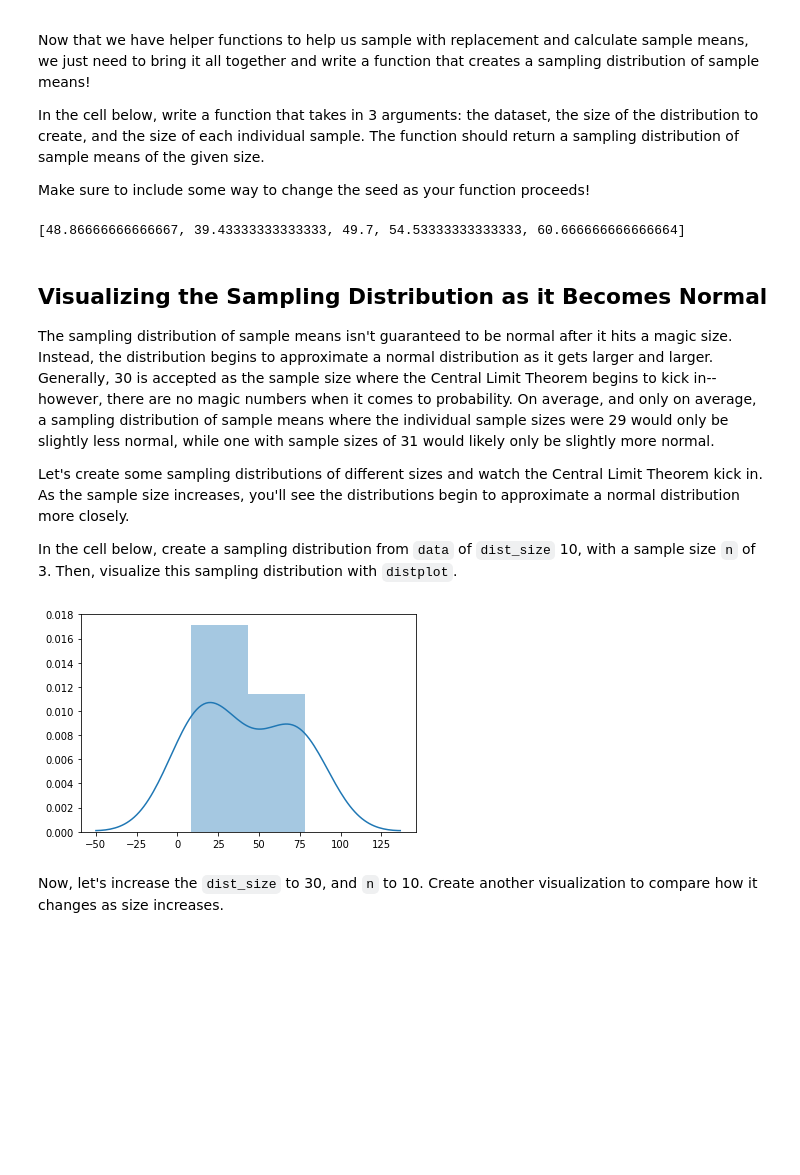
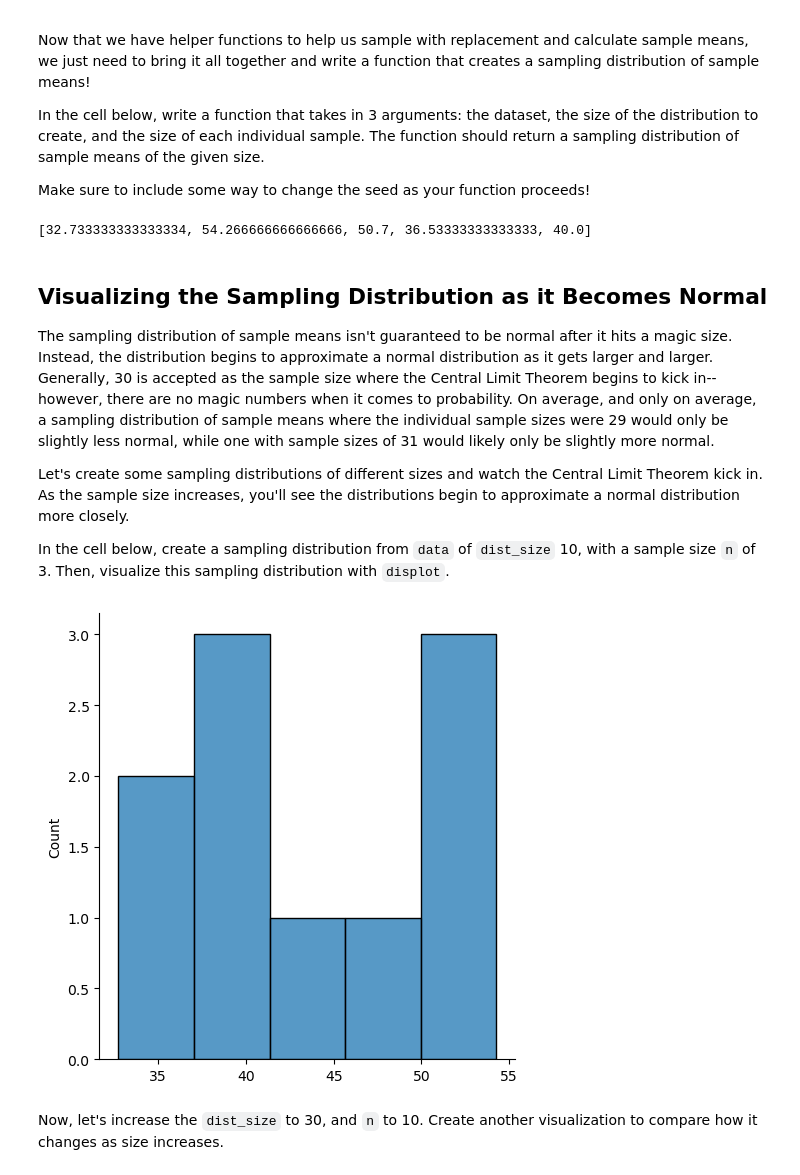
Before and after one commit to learn-co-curriculum/dsc-central-limit-theorem-lab, a Jupyter notebook: index.ipynb, the cells around one changed output. Cells and saved outputs as stored; diff of their text form; code cells hidden in the pictures; blank space fills up the shorter version.

```diff
--- a/index.ipynb
+++ b/index.ipynb
@@ -28,5 +29,5 @@ Next, read in the dataset.  A dataset of 10,000 numbers is stored in `non_normal
 
 **_Hint:_** Any of the `read_` methods in pandas will store 1-dimensional in a Series instead of a DataFrame if passed the optimal parameter `squeeze=True`.
 # %%
-data = pd.read_csv('non_normal_dataset.csv', squeeze=True)
-print(len(data)) # 10000
+
+data = pd.read_csv('non_normal_dataset.csv').squeeze("columns")
@@ -104,6 +106,7 @@ In the cell below, write a function that takes in 3 arguments: the dataset, the
 
 Make sure to include some way to change the seed as your function proceeds!
 # %%
+
 def create_sample_distribution(data, dist_size=100, n=30):
     seediter = 0
     sample_dist = []
@@ -118,7 +121,7 @@ def create_sample_distribution(data, dist_size=100, n=30):
 test_sample_dist = create_sample_distribution(data)
 print(test_sample_dist[:5])
 # %% [output]
-[48.86666666666667, 39.43333333333333, 49.7, 54.53333333333333, 60.666666666666664]
+[32.733333333333334, 54.266666666666666, 50.7, 36.53333333333333, 40.0]
 # %% [markdown]
 ## Visualizing the Sampling Distribution as it Becomes Normal
 
@@ -126,13 +129,13 @@ The sampling distribution of sample means isn't guaranteed to be normal after it
 
 Let's create some sampling distributions of different sizes and watch the Central Limit Theorem kick in. As the sample size increases, you'll see the distributions begin to approximate a normal distribution more closely.
 
-In the cell below, create a sampling distribution from `data` of `dist_size` 10, with a sample size `n` of 3. Then, visualize this sampling distribution with `distplot`.
+In the cell below, create a sampling distribution from `data` of `dist_size` 10, with a sample size `n` of 3. Then, visualize this sampling distribution with `displot`.
 # %%
 # Visualize sampling distribution with n=3, 10, 30, across across mutliple iterations
 sample_dist_10 = create_sample_distribution(data, 10, 30)
-sns.distplot(sample_dist_10);
+sns.displot(sample_dist_10);
 # %% [output]
-[figure, old version]
+[figure, new version]
 # %% [markdown]
 Now, let's increase the `dist_size` to 30, and `n` to 10.  Create another visualization to compare how it changes as size increases.
 # %%
```
Also changed, not shown: parts of 7 cells of this notebook, 7 other files.
